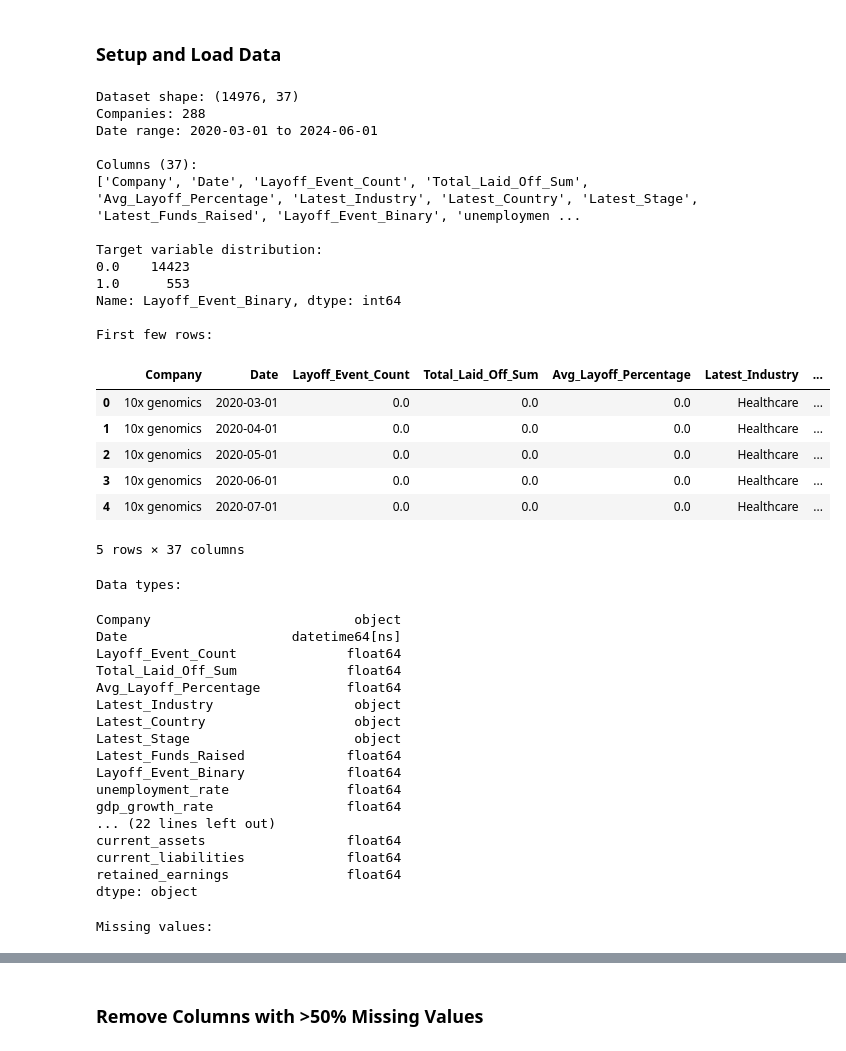
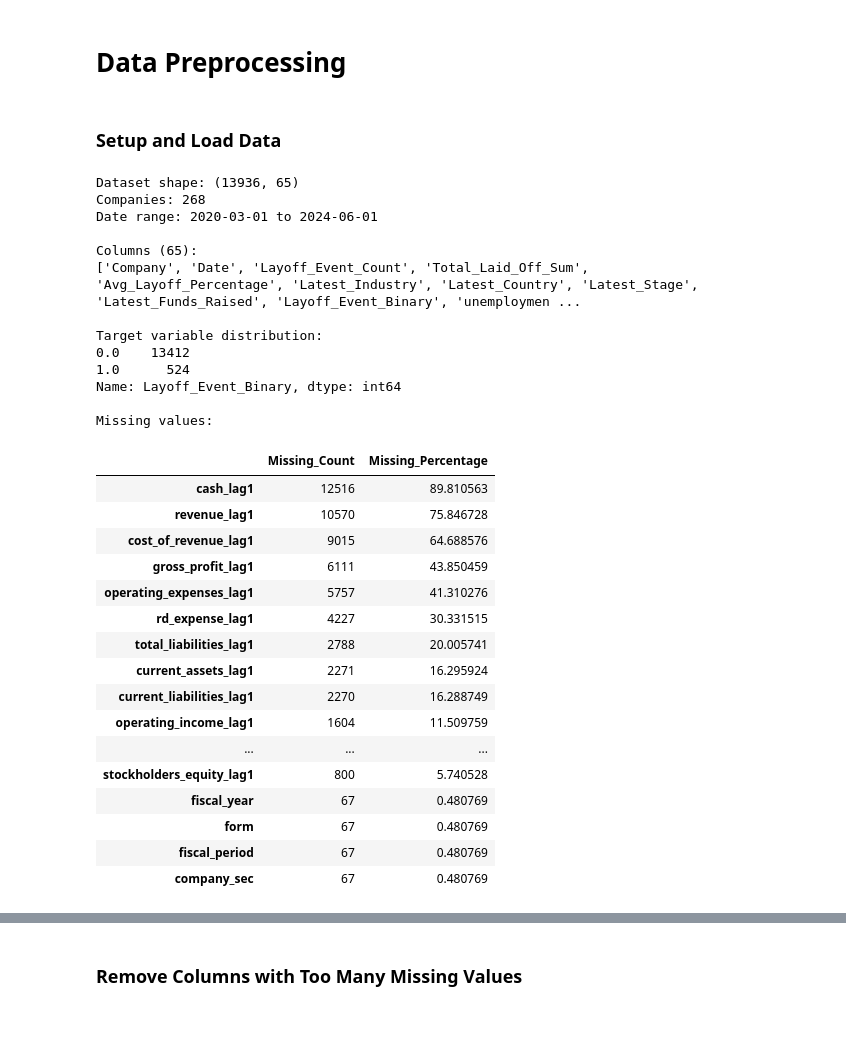
Before and after one commit to lixiaohua-neu/companies-layoff-prediction, a Jupyter notebook: layoff_feature_engineering.ipynb, the cells around one changed output, grey strips where cells are left out. Cells and saved outputs as stored; diff of their text form; code cells hidden in the pictures; blank space fills up the shorter version.

```diff
--- a/layoff_feature_engineering.ipynb
+++ b/layoff_feature_engineering.ipynb
@@ -1,75 +1,60 @@
 # %% [markdown]
-### Setup and Load Data
+# Data Preprocessing
+# %% [markdown]
+### Setup and Load Data
 # %%
 import pandas as pd
-import numpy as np
-import matplotlib.pyplot as plt
-import seaborn as sns
-from datetime import datetime
 
 df = pd.read_csv('data/layoffs_panel_final.csv')
 df['Date'] = pd.to_datetime(df['Date'])
 
 print(f"Dataset shape: {df.shape}")
 print(f"Companies: {df['Company'].nunique()}")
 print(f"Date range: {df['Date'].min().date()} to {df['Date'].max().date()}")
 print(f"\nColumns ({len(df.columns)}):")
 print(df.columns.tolist())
 
 print(f"\nTarget variable distribution:")
 print(df['Layoff_Event_Binary'].value_counts())
 
-print(f"\nFirst few rows:")
-display(df.head())
-
-print(f"\nData types:")
-display(df.dtypes)
-
 print(f"\nMissing values:")
 missing = df.isnull().sum()
 missing_pct = (missing / len(df)) * 100
 missing_df = pd.DataFrame({
     'Missing_Count': missing[missing > 0],
     'Missing_Percentage': missing_pct[missing > 0]
 }).sort_values('Missing_Count', ascending=False)
-display(missing_df)
+missing_df_filtered = missing_df[~missing_df.index.str.contains('_lag4|_lag5', regex=True)]
+
+display(missing_df_filtered)
 # %% [output]
-Dataset shape: (14976, 37)
-Companies: 288
+Dataset shape: (13936, 65)
+Companies: 268
 Date range: 2020-03-01 to 2024-06-01
 
-Columns (37):
+Columns (65):
 ['Company', 'Date', 'Layoff_Event_Count', 'Total_Laid_Off_Sum', 'Avg_Layoff_Percentage', 'Latest_Industry', 'Latest_Country', 'Latest_Stage', 'Latest_Funds_Raised', 'Layoff_Event_Binary', 'unemploymen ...
 
 Target variable distribution:
-0.0    14423
-1.0      553
+0.0    13412
+1.0      524
 Name: Layoff_Event_Binary, dtype: int64
 
-First few rows:
+Missing values:
-|  | Company | Date | Layoff_Event_Count | Total_Laid_Off_Sum | Avg_Layoff_Percentage | Latest_Industry | ... |
-| 0 | 10x genomics | 2020-03-01 | 0.0 | 0.0 | 0.0 | Healthcare | ... |
-| 1 | 10x genomics | 2020-04-01 | 0.0 | 0.0 | 0.0 | Healthcare | ... |
-| 2 | 10x genomics | 2020-05-01 | 0.0 | 0.0 | 0.0 | Healthcare | ... |
-| 3 | 10x genomics | 2020-06-01 | 0.0 | 0.0 | 0.0 | Healthcare | ... |
-| 4 | 10x genomics | 2020-07-01 | 0.0 | 0.0 | 0.0 | Healthcare | ... |
+|  | Missing_Count | Missing_Percentage |
+| cash_lag1 | 12516 | 89.810563 |
+| revenue_lag1 | 10570 | 75.846728 |
+| cost_of_revenue_lag1 | 9015 | 64.688576 |
+| gross_profit_lag1 | 6111 | 43.850459 |
+| operating_expenses_lag1 | 5757 | 41.310276 |
+| rd_expense_lag1 | 4227 | 30.331515 |
+| total_liabilities_lag1 | 2788 | 20.005741 |
+| current_assets_lag1 | 2271 | 16.295924 |
+| current_liabilities_lag1 | 2270 | 16.288749 |
+| operating_income_lag1 | 1604 | 11.509759 |
+| ... | ... | ... |
+| stockholders_equity_lag1 | 800 | 5.740528 |
+| fiscal_year | 67 | 0.480769 |
+| form | 67 | 0.480769 |
+| fiscal_period | 67 | 0.480769 |
+| company_sec | 67 | 0.480769 |
-5 rows × 37 columns
-Data types:
-Company                          object
-Date                     datetime64[ns]
-Layoff_Event_Count              float64
-Total_Laid_Off_Sum              float64
-Avg_Layoff_Percentage           float64
-Latest_Industry                  object
-Latest_Country                   object
-Latest_Stage                     object
-Latest_Funds_Raised             float64
-Layoff_Event_Binary             float64
-unemployment_rate               float64
-gdp_growth_rate                 float64
-... (22 lines left out)
-current_assets                  float64
-current_liabilities             float64
-retained_earnings               float64
-dtype: object
-Missing values:
@@ -93,5 +61,5 @@ Missing values:
 # %% [markdown]
-### Remove Columns with >50% Missing Values
+### Remove Columns with Too Many Missing Values
 # %%
 missing_pct = (df.isnull().sum() / len(df)) * 100
 
```
Also changed, not shown: parts of 12 cells of this notebook, 7 other files.
